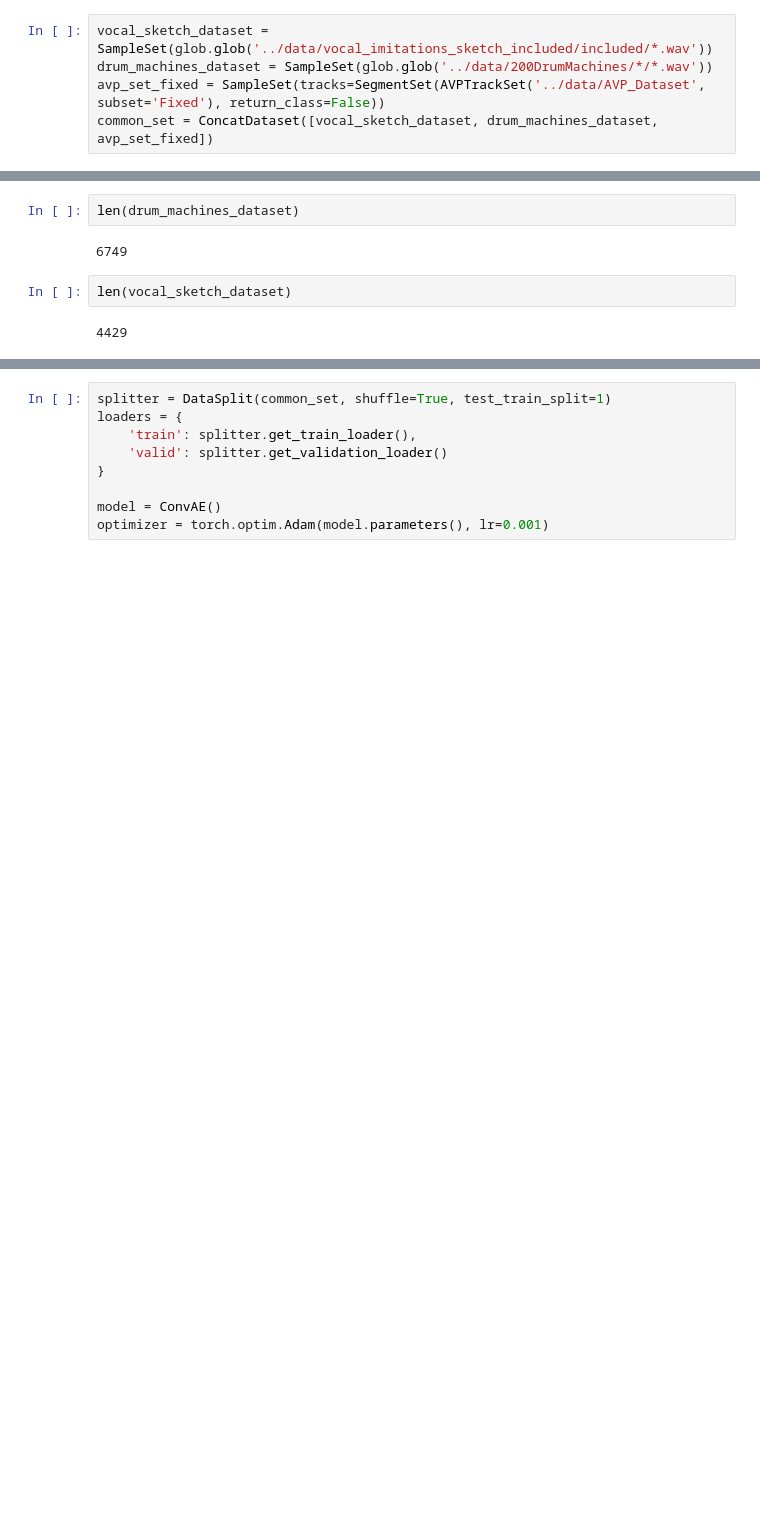
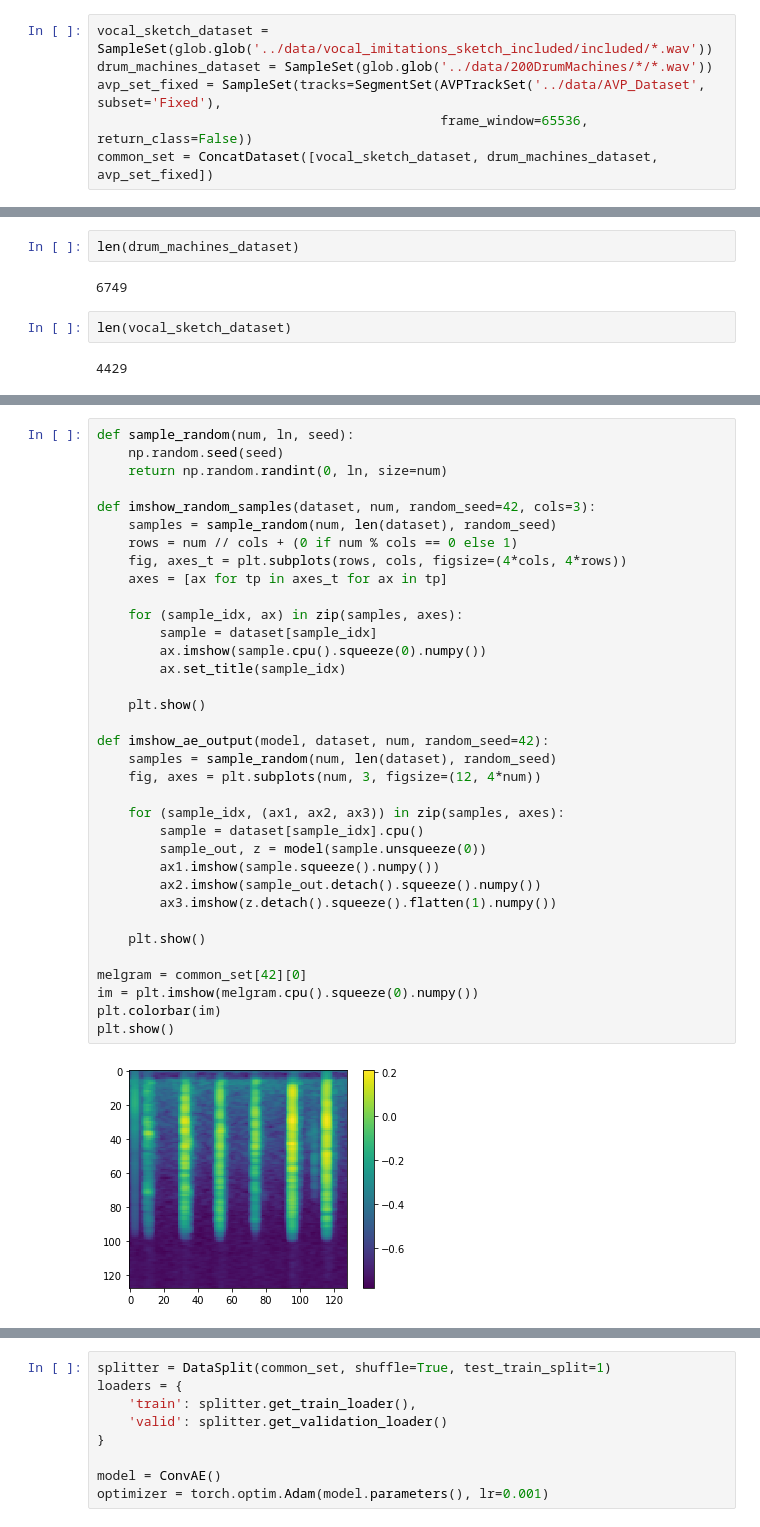
Before and after one commit to flyingleafe/vxs-vpt, a Jupyter notebook: notebooks/CAETraining.ipynb, the cells around one changed output, grey strips where cells are left out. Cells and saved outputs as stored; diff of their text form; blank space fills up the shorter version.

```diff
--- a/notebooks/CAETraining.ipynb
+++ b/notebooks/CAETraining.ipynb
@@ -28,7 +28,8 @@ False
 # %%
 vocal_sketch_dataset = SampleSet(glob.glob('../data/vocal_imitations_sketch_included/included/*.wav'))
 drum_machines_dataset = SampleSet(glob.glob('../data/200DrumMachines/*/*.wav'))
-avp_set_fixed = SampleSet(tracks=SegmentSet(AVPTrackSet('../data/AVP_Dataset', subset='Fixed'), return_class=False))
+avp_set_fixed = SampleSet(tracks=SegmentSet(AVPTrackSet('../data/AVP_Dataset', subset='Fixed'),
+                                            frame_window=65536, return_class=False))
 common_set = ConcatDataset([vocal_sketch_dataset, drum_machines_dataset, avp_set_fixed])
 # %%
 len(common_set)
@@ -44,0 +84,37 @@ len(vocal_sketch_dataset)
+# %%
+def sample_random(num, ln, seed):
+    np.random.seed(seed)
+    return np.random.randint(0, ln, size=num)
+
+def imshow_random_samples(dataset, num, random_seed=42, cols=3):
+    samples = sample_random(num, len(dataset), random_seed)
+    rows = num // cols + (0 if num % cols == 0 else 1)
+    fig, axes_t = plt.subplots(rows, cols, figsize=(4*cols, 4*rows))
+    axes = [ax for tp in axes_t for ax in tp]
+
+    for (sample_idx, ax) in zip(samples, axes):
+        sample = dataset[sample_idx]
+        ax.imshow(sample.cpu().squeeze(0).numpy())
+        ax.set_title(sample_idx)
+
+    plt.show()
+
+def imshow_ae_output(model, dataset, num, random_seed=42):
+    samples = sample_random(num, len(dataset), random_seed)
+    fig, axes = plt.subplots(num, 3, figsize=(12, 4*num))
+
+    for (sample_idx, (ax1, ax2, ax3)) in zip(samples, axes):
+        sample = dataset[sample_idx].cpu()
+        sample_out, z = model(sample.unsqueeze(0))
+        ax1.imshow(sample.squeeze().numpy())
+        ax2.imshow(sample_out.detach().squeeze().numpy())
+        ax3.imshow(z.detach().squeeze().flatten(1).numpy())
+
+    plt.show()
+
+melgram = common_set[42][0]
+im = plt.imshow(melgram.cpu().squeeze(0).numpy())
+plt.colorbar(im)
+plt.show()
+# %% [output]
+[figure, added]
```
Also changed, not shown: parts of 18 cells of this notebook, 7 other files.
